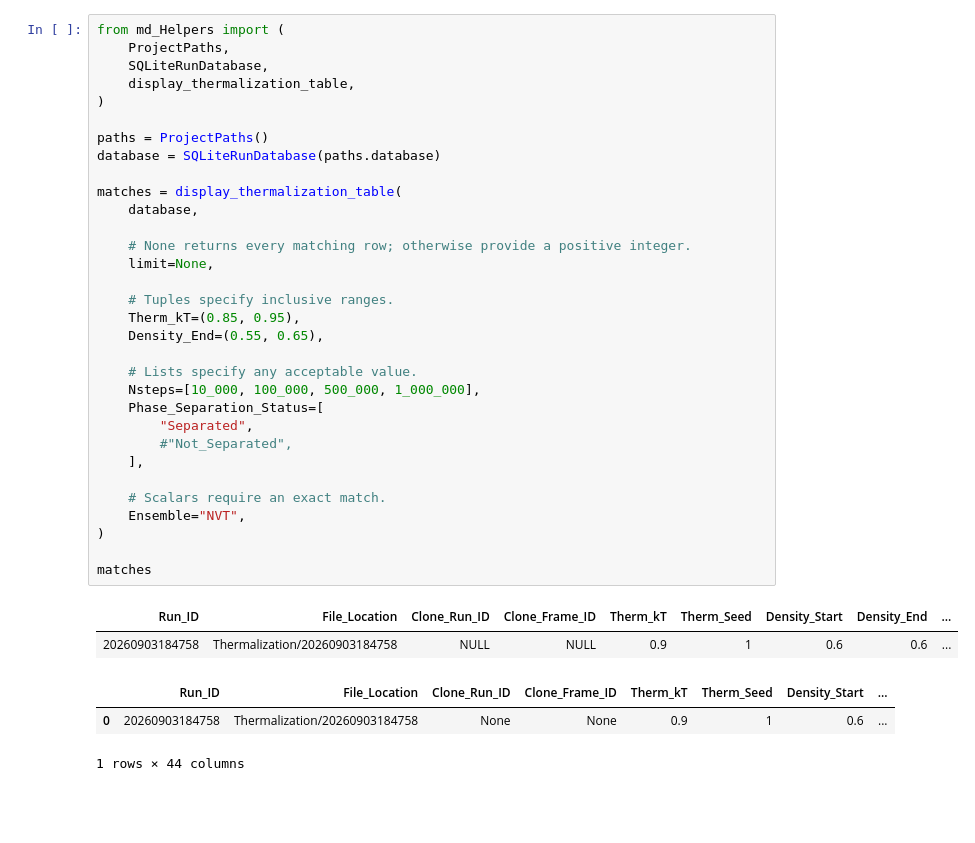
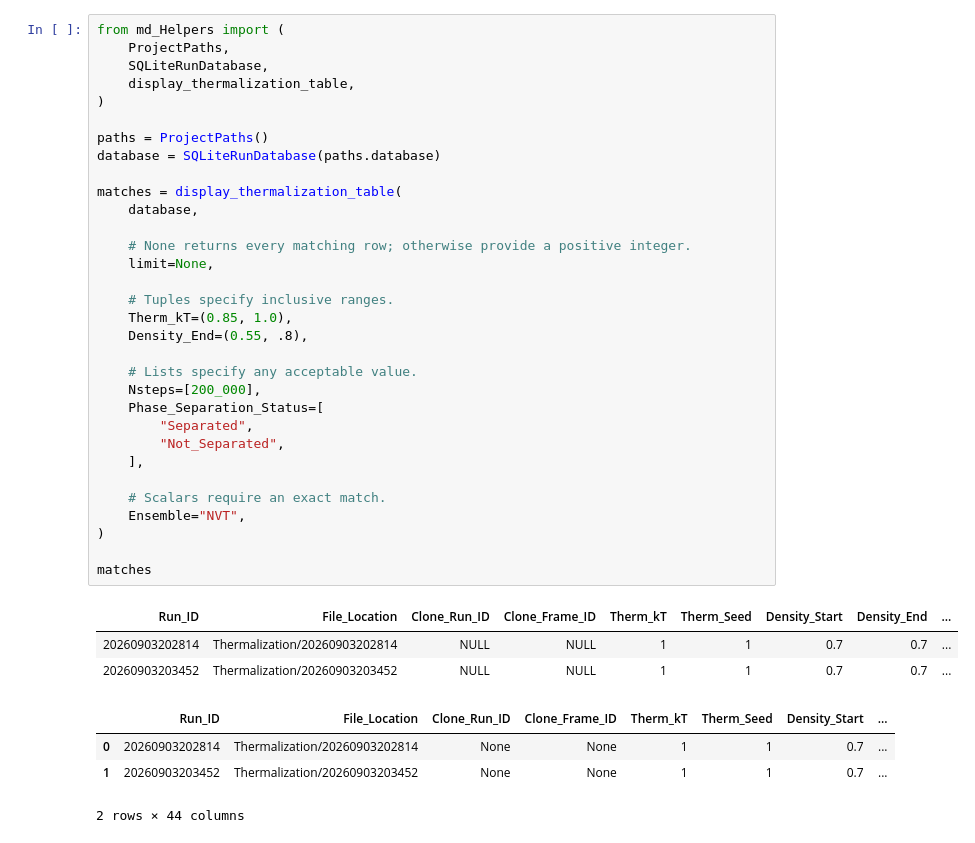
Before and after one commit to SBC-Collaboration/MDsims, a Jupyter notebook: ScanThermalization.ipynb, the cells around one changed output. Drawn from its saved outputs; the diff is of its cells as text; blank space fills up the shorter version.

```diff
--- a/ScanThermalization.ipynb
+++ b/ScanThermalization.ipynb
@@ -12,38 +17,40 @@ thermalizations = display_thermalization_table()
 # %%
 from md_Helpers import (
     ProjectPaths,
     SQLiteRunDatabase,
     display_thermalization_table,
 )
 
 paths = ProjectPaths()
 database = SQLiteRunDatabase(paths.database)
 
 matches = display_thermalization_table(
     database,
 
     # None returns every matching row; otherwise provide a positive integer.
     limit=None,
 
     # Tuples specify inclusive ranges.
-    Therm_kT=(0.85, 0.95),
-    Density_End=(0.55, 0.65),
+    Therm_kT=(0.85, 1.0),
+    Density_End=(0.55, .8),
 
     # Lists specify any acceptable value.
-    Nsteps=[10_000, 100_000, 500_000, 1_000_000],
+    Nsteps=[200_000],
     Phase_Separation_Status=[
         "Separated",
-        #"Not_Separated",
+        "Not_Separated",
     ],
 
     # Scalars require an exact match.
     Ensemble="NVT",
 )
 
 matches
 # %% [output]
 | Run_ID | File_Location | Clone_Run_ID | Clone_Frame_ID | Therm_kT | Therm_Seed | Density_Start | Density_End | ... |
-| 20260903184758 | Thermalization/20260903184758 | NULL | NULL | 0.9 | 1 | 0.6 | 0.6 | ... |
+| 20260903202814 | Thermalization/20260903202814 | NULL | NULL | 1 | 1 | 0.7 | 0.7 | ... |
+| 20260903203452 | Thermalization/20260903203452 | NULL | NULL | 1 | 1 | 0.7 | 0.7 | ... |
 |  | Run_ID | File_Location | Clone_Run_ID | Clone_Frame_ID | Therm_kT | Therm_Seed | Density_Start | ... |
-| 0 | 20260903184758 | Thermalization/20260903184758 | None | None | 0.9 | 1 | 0.6 | ... |
+| 0 | 20260903202814 | Thermalization/20260903202814 | None | None | 1 | 1 | 0.7 | ... |
+| 1 | 20260903203452 | Thermalization/20260903203452 | None | None | 1 | 1 | 0.7 | ... |
-1 rows × 44 columns
+2 rows × 44 columns
```
Also changed, not shown: parts of 1 cell of this notebook, 5 other files.
